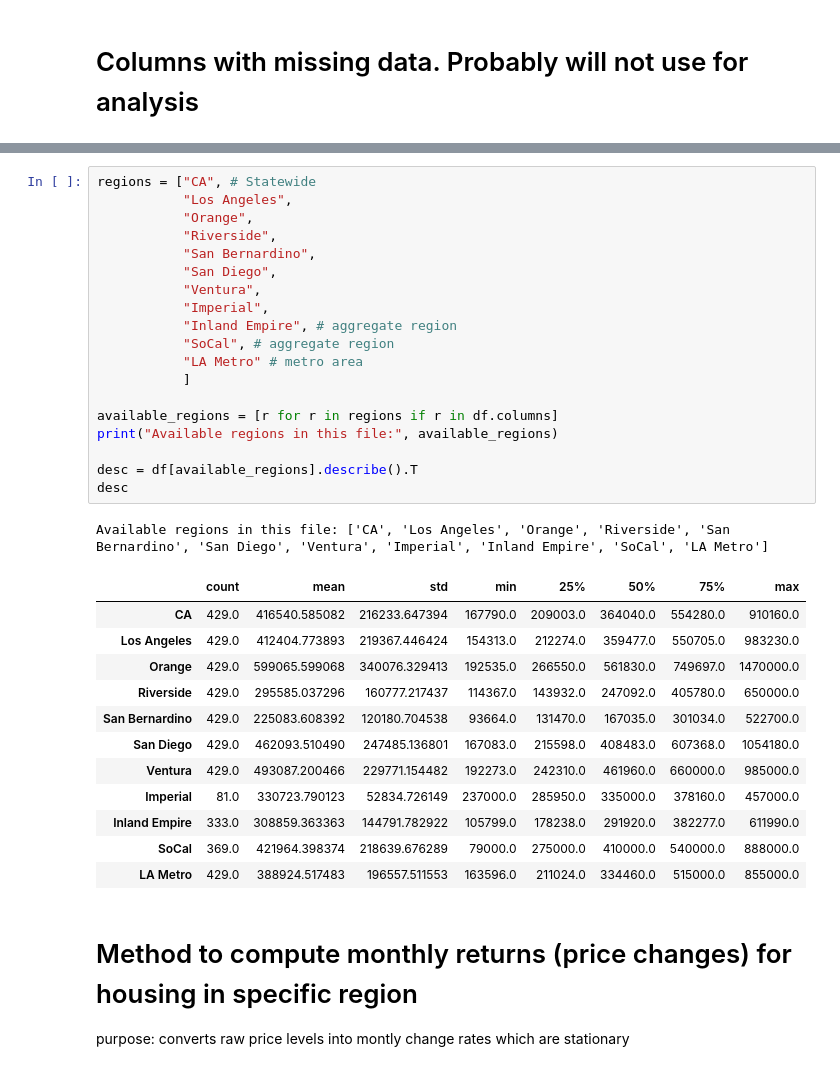
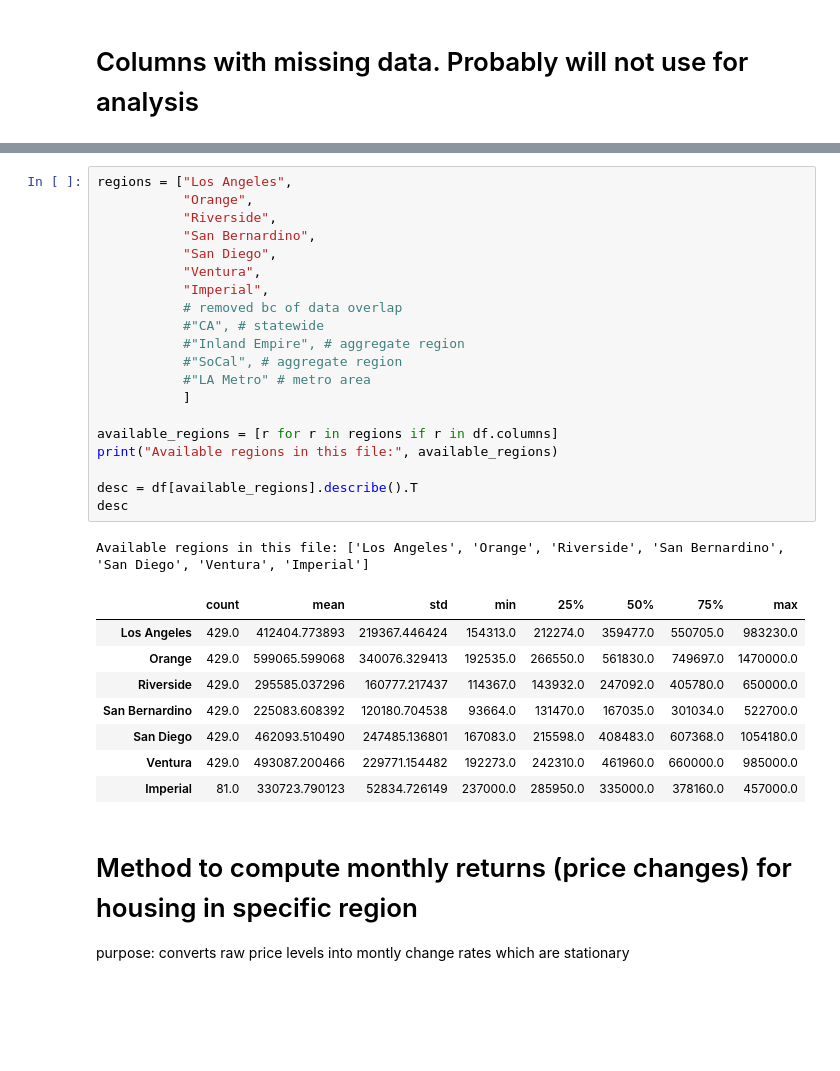
Before and after one commit to alvaroEspinozaMerida/CA_Housing_Analysis, a Jupyter notebook: src/johnny.ipynb, the cells around one changed output, grey strips where cells are left out. Drawn from its saved outputs; the diff is of its cells as text; blank space fills up the shorter version.

```diff
--- a/src/johnny.ipynb
+++ b/src/johnny.ipynb
@@ -109,28 +109,28 @@ Nevada            132
 San Benito        108
 dtype: int64
 # %%
-regions = ["CA", # Statewide
-           "Los Angeles",
+regions = ["Los Angeles",
            "Orange",
            "Riverside",
            "San Bernardino",
            "San Diego",
            "Ventura",
            "Imperial",
-           "Inland Empire", # aggregate region
-           "SoCal", # aggregate region
-           "LA Metro" # metro area
+           # removed bc of data overlap
+           #"CA", # statewide
+           #"Inland Empire", # aggregate region
+           #"SoCal", # aggregate region
+           #"LA Metro" # metro area
            ]
 
 available_regions = [r for r in regions if r in df.columns]
 print("Available regions in this file:", available_regions)
 
 desc = df[available_regions].describe().T
 desc
 # %% [output]
-Available regions in this file: ['CA', 'Los Angeles', 'Orange', 'Riverside', 'San Bernardino', 'San Diego', 'Ventura', 'Imperial', 'Inland Empire', 'SoCal', 'LA Metro']
+Available regions in this file: ['Los Angeles', 'Orange', 'Riverside', 'San Bernardino', 'San Diego', 'Ventura', 'Imperial']
 |  | count | mean | std | min | 25% | 50% | 75% | max |
-| CA | 429.0 | 416540.585082 | 216233.647394 | 167790.0 | 209003.0 | 364040.0 | 554280.0 | 910160.0 |
 | Los Angeles | 429.0 | 412404.773893 | 219367.446424 | 154313.0 | 212274.0 | 359477.0 | 550705.0 | 983230.0 |
 | Orange | 429.0 | 599065.599068 | 340076.329413 | 192535.0 | 266550.0 | 561830.0 | 749697.0 | 1470000.0 |
 | Riverside | 429.0 | 295585.037296 | 160777.217437 | 114367.0 | 143932.0 | 247092.0 | 405780.0 | 650000.0 |
@@ -138,9 +138,6 @@ Available regions in this file: ['CA', 'Los Angeles', 'Orange', 'Riverside', 'Sa
 | San Diego | 429.0 | 462093.510490 | 247485.136801 | 167083.0 | 215598.0 | 408483.0 | 607368.0 | 1054180.0 |
 | Ventura | 429.0 | 493087.200466 | 229771.154482 | 192273.0 | 242310.0 | 461960.0 | 660000.0 | 985000.0 |
 | Imperial | 81.0 | 330723.790123 | 52834.726149 | 237000.0 | 285950.0 | 335000.0 | 378160.0 | 457000.0 |
-| Inland Empire | 333.0 | 308859.363363 | 144791.782922 | 105799.0 | 178238.0 | 291920.0 | 382277.0 | 611990.0 |
-| SoCal | 369.0 | 421964.398374 | 218639.676289 | 79000.0 | 275000.0 | 410000.0 | 540000.0 | 888000.0 |
-| LA Metro | 429.0 | 388924.517483 | 196557.511553 | 163596.0 | 211024.0 | 334460.0 | 515000.0 | 855000.0 |
 # %% [markdown]
 # Method to compute monthly returns (price changes) for housing in specific region
 
```
Also changed, not shown: parts of 11 cells of this notebook.
